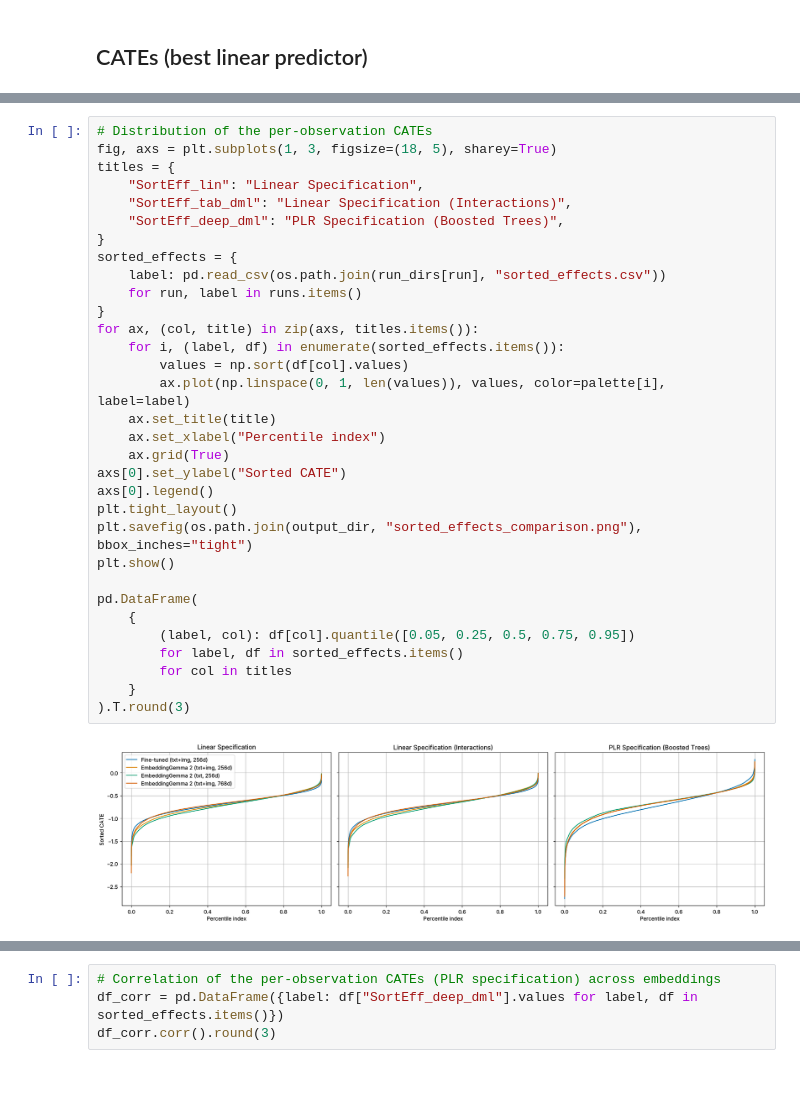
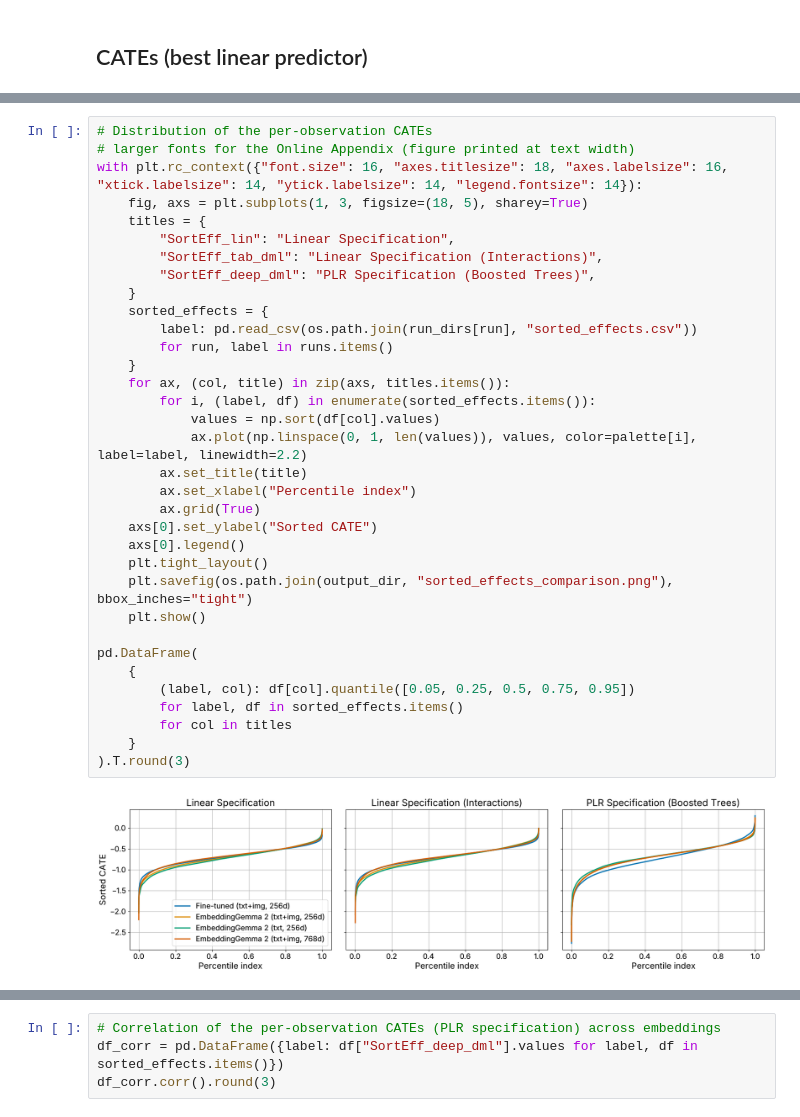
Before and after one commit to JanTeichertKluge/demand-analysis-repro, a Jupyter notebook: gemma/code/04_evaluation_comparison.ipynb, the cells around one changed output, grey strips where cells are left out. Cells and saved outputs as stored; diff of their text form; blank space fills up the shorter version.

```diff
--- a/gemma/code/04_evaluation_comparison.ipynb
+++ b/gemma/code/04_evaluation_comparison.ipynb
@@ -319,38 +323,40 @@ df_var.melt(id_vars=["embedding", "regressors"], var_name="model", value_name="R
 |  | similarities | 0.506 | 0.297 | 0.396 | 0.268 |
 # %%
 # Distribution of the per-observation CATEs
-fig, axs = plt.subplots(1, 3, figsize=(18, 5), sharey=True)
-titles = {
-    "SortEff_lin": "Linear Specification",
-    "SortEff_tab_dml": "Linear Specification (Interactions)",
-    "SortEff_deep_dml": "PLR Specification (Boosted Trees)",
-}
-sorted_effects = {
-    label: pd.read_csv(os.path.join(run_dirs[run], "sorted_effects.csv"))
-    for run, label in runs.items()
-}
-for ax, (col, title) in zip(axs, titles.items()):
-    for i, (label, df) in enumerate(sorted_effects.items()):
-        values = np.sort(df[col].values)
-        ax.plot(np.linspace(0, 1, len(values)), values, color=palette[i], label=label)
-    ax.set_title(title)
-    ax.set_xlabel("Percentile index")
-    ax.grid(True)
-axs[0].set_ylabel("Sorted CATE")
-axs[0].legend()
-plt.tight_layout()
-plt.savefig(os.path.join(output_dir, "sorted_effects_comparison.png"), bbox_inches="tight")
-plt.show()
+# larger fonts for the Online Appendix (figure printed at text width)
+with plt.rc_context({"font.size": 16, "axes.titlesize": 18, "axes.labelsize": 16, "xtick.labelsize": 14, "ytick.labelsize": 14, "legend.fontsize": 14}):
+    fig, axs = plt.subplots(1, 3, figsize=(18, 5), sharey=True)
+    titles = {
+        "SortEff_lin": "Linear Specification",
+        "SortEff_tab_dml": "Linear Specification (Interactions)",
+        "SortEff_deep_dml": "PLR Specification (Boosted Trees)",
+    }
+    sorted_effects = {
+        label: pd.read_csv(os.path.join(run_dirs[run], "sorted_effects.csv"))
+        for run, label in runs.items()
+    }
+    for ax, (col, title) in zip(axs, titles.items()):
+        for i, (label, df) in enumerate(sorted_effects.items()):
+            values = np.sort(df[col].values)
+            ax.plot(np.linspace(0, 1, len(values)), values, color=palette[i], label=label, linewidth=2.2)
+        ax.set_title(title)
+        ax.set_xlabel("Percentile index")
+        ax.grid(True)
+    axs[0].set_ylabel("Sorted CATE")
+    axs[0].legend()
+    plt.tight_layout()
+    plt.savefig(os.path.join(output_dir, "sorted_effects_comparison.png"), bbox_inches="tight")
+    plt.show()
 
 pd.DataFrame(
     {
         (label, col): df[col].quantile([0.05, 0.25, 0.5, 0.75, 0.95])
         for label, df in sorted_effects.items()
         for col in titles
     }
 ).T.round(3)
 # %% [output]
-[figure, old version]
+[figure, new version]
 |  |  | 0.05 | 0.25 | 0.50 | 0.75 | 0.95 |
 | Fine-tuned (txt+img, 256d) | SortEff_lin | -1.080 | -0.833 | -0.674 | -0.529 | -0.370 |
 |  | SortEff_tab_dml | -1.112 | -0.846 | -0.681 | -0.534 | -0.369 |
```
Also changed, not shown: parts of 1 cell of this notebook, 2 other files.
